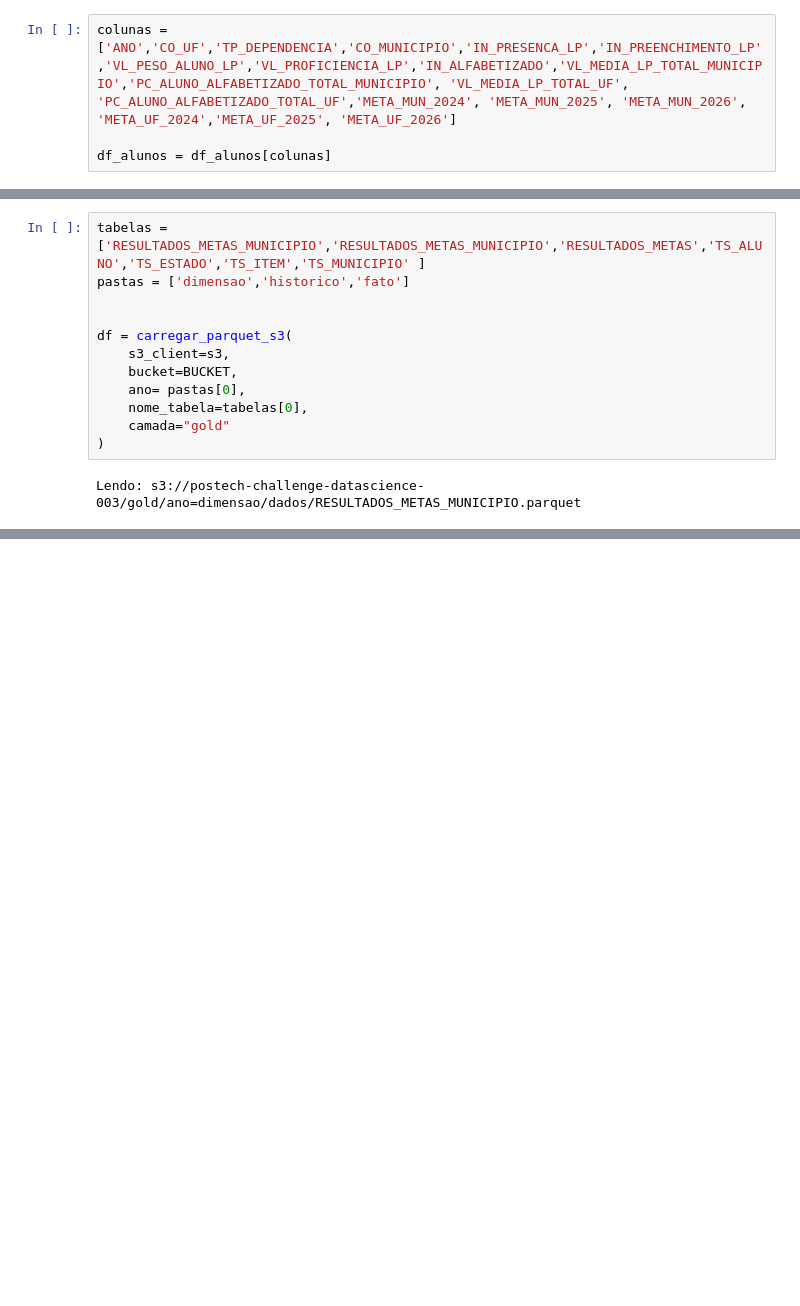
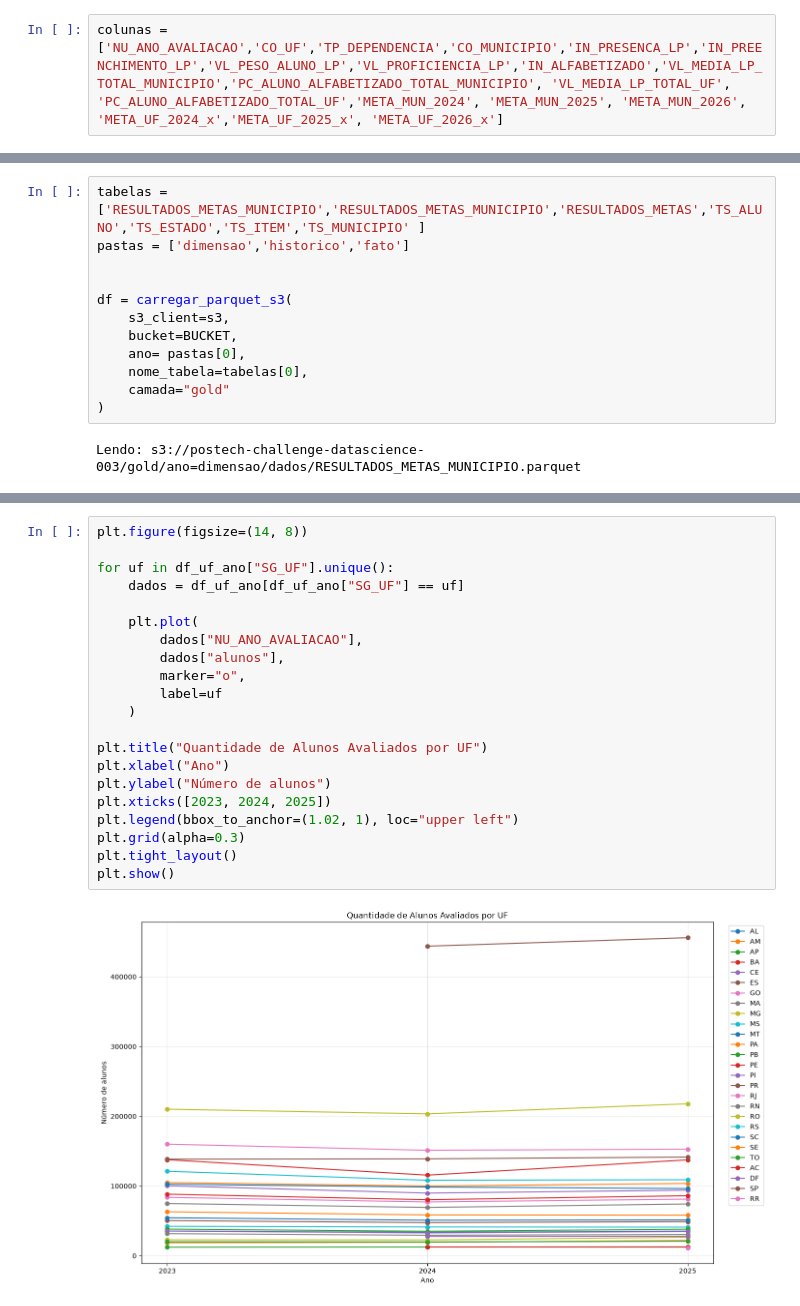
Before and after one commit to LucasRuizMartins/fiap_tech_challenge_03, a Jupyter notebook: notebooks/EDA_Ci.ipynb, the cells around one changed output, grey strips where cells are left out. Drawn from its saved outputs; the diff is of its cells as text; blank space fills up the shorter version.

```diff
--- a/notebooks/EDA_Ci.ipynb
+++ b/notebooks/EDA_Ci.ipynb
@@ -330,4 +344,2 @@ Index(['NU_ANO_AVALIACAO', 'CO_UF', 'SG_UF', 'ID_ALUNO', 'TP_SERIE',
 # %%
-colunas = ['ANO','CO_UF','TP_DEPENDENCIA','CO_MUNICIPIO','IN_PRESENCA_LP','IN_PREENCHIMENTO_LP','VL_PESO_ALUNO_LP','VL_PROFICIENCIA_LP','IN_ALFABETIZADO','VL_MEDIA_LP_TOTAL_MUNICIPIO','PC_ALUNO_ALFABETIZADO_TOTAL_MUNICIPIO', 'VL_MEDIA_LP_TOTAL_UF', 'PC_ALUNO_ALFABETIZADO_TOTAL_UF','META_MUN_2024', 'META_MUN_2025', 'META_MUN_2026', 'META_UF_2024','META_UF_2025', 'META_UF_2026']
-
-df_alunos = df_alunos[colunas]
+colunas = ['NU_ANO_AVALIACAO','CO_UF','TP_DEPENDENCIA','CO_MUNICIPIO','IN_PRESENCA_LP','IN_PREENCHIMENTO_LP','VL_PESO_ALUNO_LP','VL_PROFICIENCIA_LP','IN_ALFABETIZADO','VL_MEDIA_LP_TOTAL_MUNICIPIO','PC_ALUNO_ALFABETIZADO_TOTAL_MUNICIPIO', 'VL_MEDIA_LP_TOTAL_UF', 'PC_ALUNO_ALFABETIZADO_TOTAL_UF','META_MUN_2024', 'META_MUN_2025', 'META_MUN_2026', 'META_UF_2024_x','META_UF_2025_x', 'META_UF_2026_x']
@@ -444,0 +633,23 @@ Lendo: s3://postech-challenge-datascience-003/gold/ano=dimensao/dados/RESULTADOS
+# %%
+plt.figure(figsize=(14, 8))
+
+for uf in df_uf_ano["SG_UF"].unique():
+    dados = df_uf_ano[df_uf_ano["SG_UF"] == uf]
+
+    plt.plot(
+        dados["NU_ANO_AVALIACAO"],
+        dados["alunos"],
+        marker="o",
+        label=uf
+    )
+
+plt.title("Quantidade de Alunos Avaliados por UF")
+plt.xlabel("Ano")
+plt.ylabel("Número de alunos")
+plt.xticks([2023, 2024, 2025])
+plt.legend(bbox_to_anchor=(1.02, 1), loc="upper left")
+plt.grid(alpha=0.3)
+plt.tight_layout()
+plt.show()
+# %% [output]
+[figure, added]
```
Also changed, not shown: parts of 77 cells of this notebook, 22 other files.
